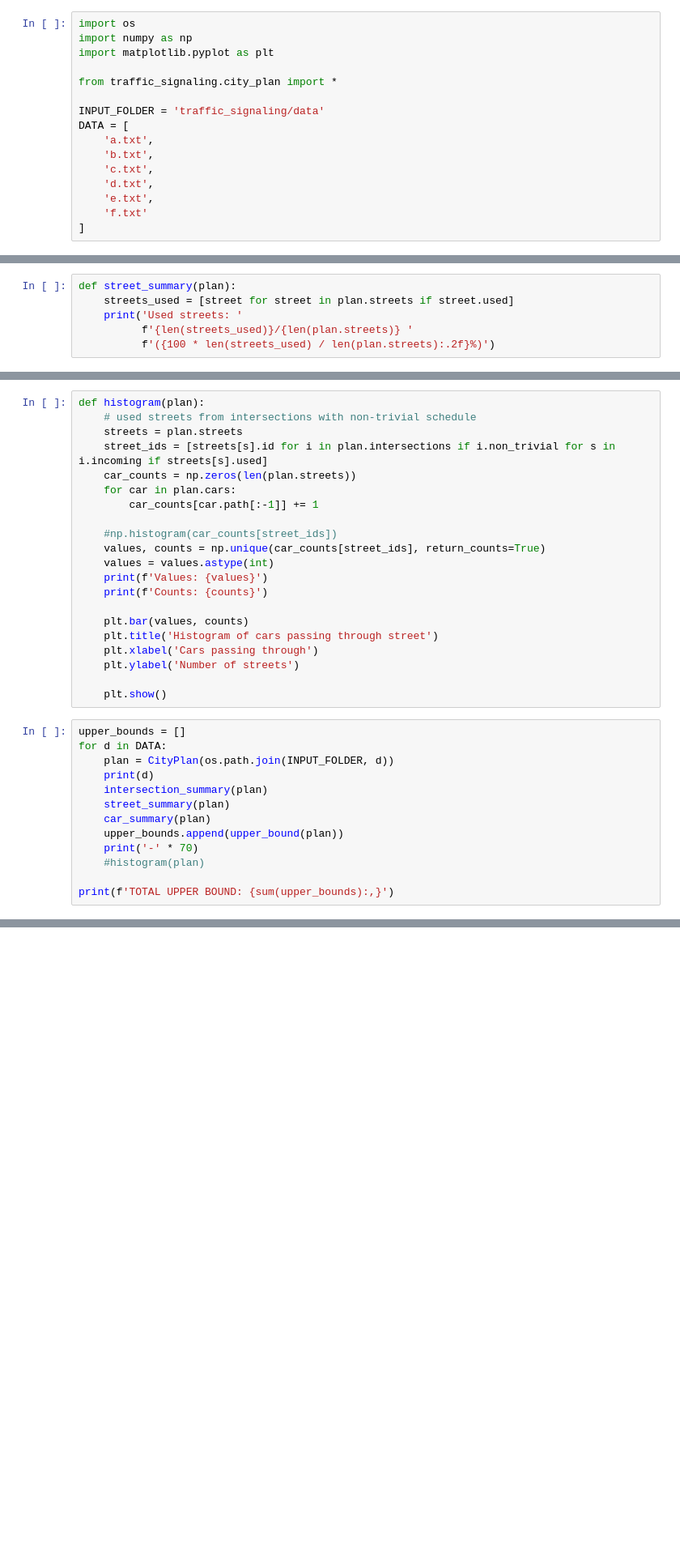
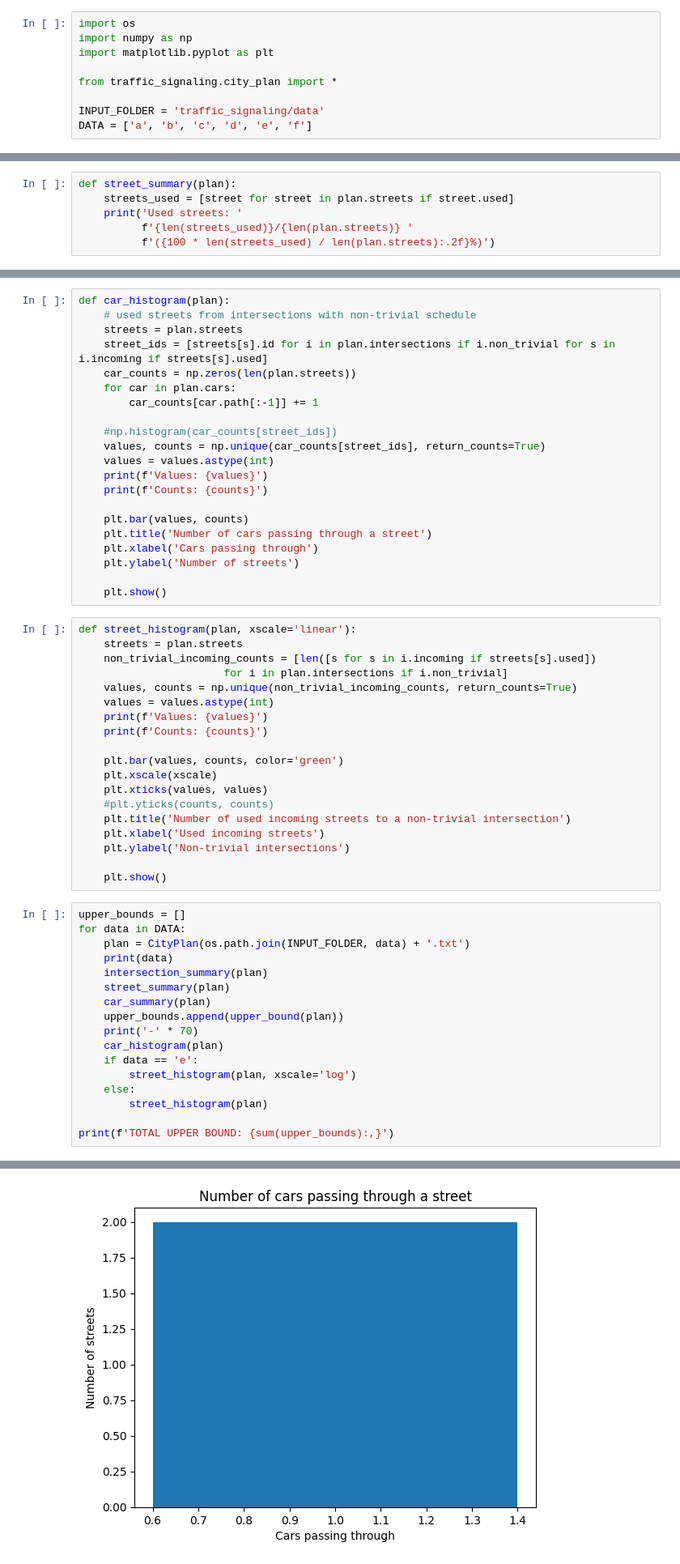
Before and after one commit to davidruda/Traffic-Signal-Optimization, a Jupyter notebook: statistics.ipynb, the cells around one changed output, grey strips where cells are left out. Shown: that part at 81% size. Cells and saved outputs as stored; diff of their text form; blank space fills up the shorter version.

```diff
--- a/statistics.ipynb
+++ b/statistics.ipynb
@@ -6,14 +6,7 @@ import matplotlib.pyplot as plt
 from traffic_signaling.city_plan import *
 
 INPUT_FOLDER = 'traffic_signaling/data'
-DATA = [
-    'a.txt',
-    'b.txt',
-    'c.txt',
-    'd.txt',
-    'e.txt',
-    'f.txt'
-]
+DATA = ['a', 'b', 'c', 'd', 'e', 'f']
 # %%
 def path_duration(path):
     # The car path begins at the end of the first street
@@ -61,7 +54,7 @@ def upper_bound(plan):
     print(f'Upper bound of the score: {score:,}')
     return score
 # %%
-def histogram(plan):
+def car_histogram(plan):
     # used streets from intersections with non-trivial schedule
     streets = plan.streets
     street_ids = [streets[s].id for i in plan.intersections if i.non_trivial for s in i.incoming if streets[s].used]
@@ -76,22 +69,45 @@ def histogram(plan):
     print(f'Counts: {counts}')
 
     plt.bar(values, counts)
-    plt.title('Histogram of cars passing through street')
+    plt.title('Number of cars passing through a street')
     plt.xlabel('Cars passing through')
     plt.ylabel('Number of streets')
 
     plt.show()
+# %%
+def street_histogram(plan, xscale='linear'):
+    streets = plan.streets
+    non_trivial_incoming_counts = [len([s for s in i.incoming if streets[s].used])
+                       for i in plan.intersections if i.non_trivial]
+    values, counts = np.unique(non_trivial_incoming_counts, return_counts=True)
+    values = values.astype(int)
+    print(f'Values: {values}')
+    print(f'Counts: {counts}')
+
+    plt.bar(values, counts, color='green')
+    plt.xscale(xscale)
+    plt.xticks(values, values)
+    #plt.yticks(counts, counts)
+    plt.title('Number of used incoming streets to a non-trivial intersection')
+    plt.xlabel('Used incoming streets')
+    plt.ylabel('Non-trivial intersections')
+
+    plt.show()
 # %%
 upper_bounds = []
-for d in DATA:
-    plan = CityPlan(os.path.join(INPUT_FOLDER, d))
-    print(d)
+for data in DATA:
+    plan = CityPlan(os.path.join(INPUT_FOLDER, data) + '.txt')
+    print(data)
     intersection_summary(plan)
     street_summary(plan)
     car_summary(plan)
     upper_bounds.append(upper_bound(plan))
     print('-' * 70)
-    #histogram(plan)
+    car_histogram(plan)
+    if data == 'e':
+        street_histogram(plan, xscale='log')
+    else:
+        street_histogram(plan)
 
 print(f'TOTAL UPPER BOUND: {sum(upper_bounds):,}')
 # %% [output]
@@ -114,0 +124 @@ TOTAL UPPER BOUND: 12,579,455
+[figure, added]
```
Also changed, not shown: parts of 1 cell of this notebook, 5 other files.
